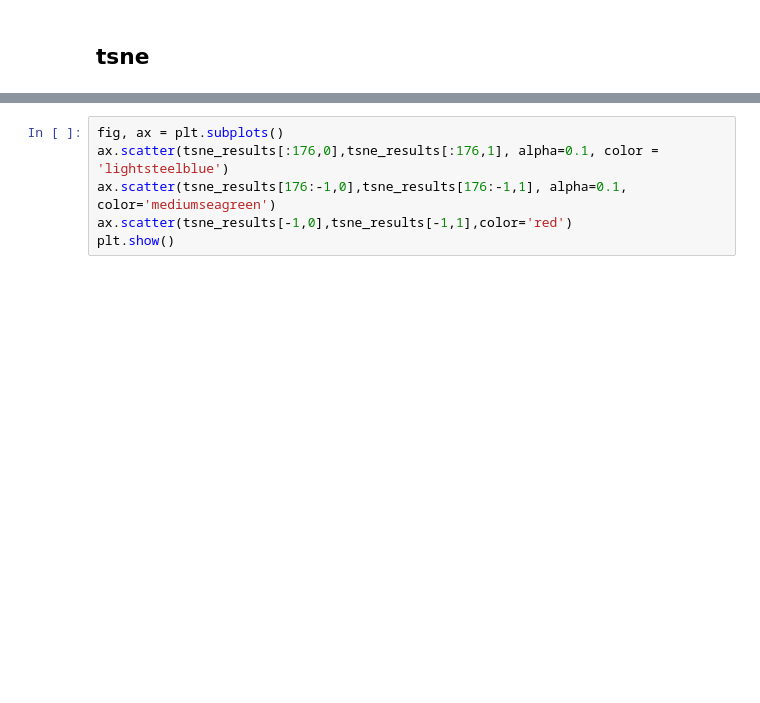
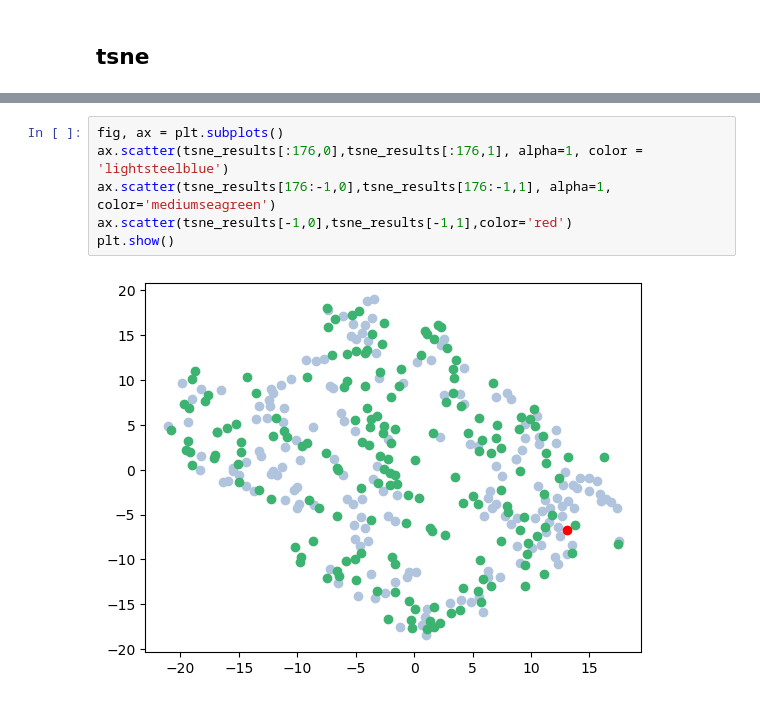
Before and after one commit to martinaoliver/modelling, a Jupyter notebook: 3954/paper/src/analytical/lsa/analyse/fitToTuring_distance.ipynb, the cells around one changed output, grey strips where cells are left out. Cells and saved outputs as stored; diff of their text form; blank space fills up the shorter version.

```diff
--- a/3954/paper/src/analytical/lsa/analyse/fitToTuring_distance.ipynb
+++ b/3954/paper/src/analytical/lsa/analyse/fitToTuring_distance.ipynb
@@ -132,6 +138,8 @@ tsne_results = tsne.fit_transform(concatDf)
 # %%
 fig, ax = plt.subplots()
-ax.scatter(tsne_results[:176,0],tsne_results[:176,1], alpha=0.1, color = 'lightsteelblue')
-ax.scatter(tsne_results[176:-1,0],tsne_results[176:-1,1], alpha=0.1, color='mediumseagreen')
+ax.scatter(tsne_results[:176,0],tsne_results[:176,1], alpha=1, color = 'lightsteelblue')
+ax.scatter(tsne_results[176:-1,0],tsne_results[176:-1,1], alpha=1, color='mediumseagreen')
 ax.scatter(tsne_results[-1,0],tsne_results[-1,1],color='red')
 plt.show()
+# %% [output]
+[figure, added]
```
Also changed, not shown: parts of 5 cells of this notebook, 11 other files.
